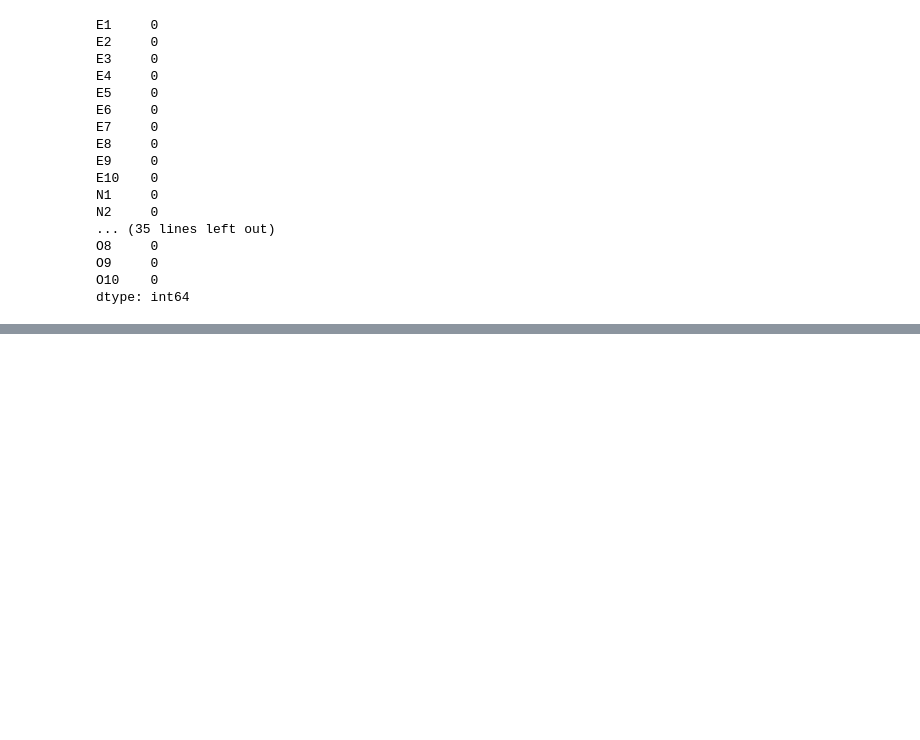
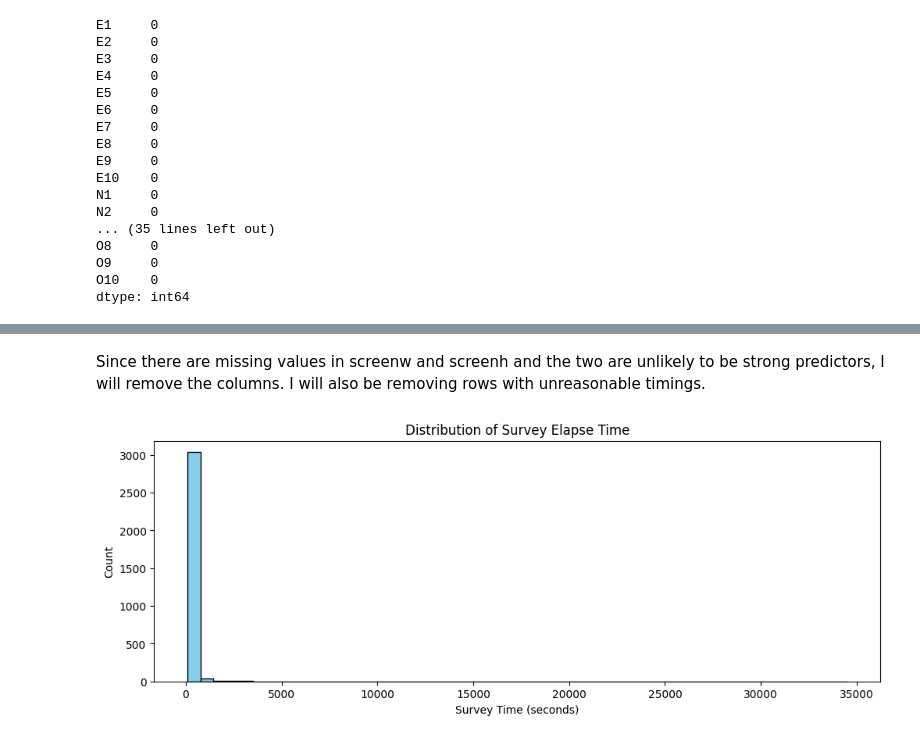
Before and after one commit to Rishik15/BTT_GM2, a Jupyter notebook: gritdatacleaning.ipynb, the cells around one changed output, grey strips where cells are left out. Cells and saved outputs as stored; diff of their text form; code cells hidden in the pictures; blank space fills up the shorter version.

Commit message:
removed vcl cols, remove screenw and screenh, looked at survey times

```diff
--- a/gritdatacleaning.ipynb
+++ b/gritdatacleaning.ipynb
@@ -292,0 +312,13 @@ dtype: int64
+# %% [markdown]
+Since there are missing values in screenw and screenh and the two are unlikely to be strong predictors, I will remove the columns. I will also be removing rows with unreasonable timings.
+# %%
+df = df.drop(columns = ["screenw", "screenh"])
+# %%
+plt.figure(figsize=(12,4))
+plt.hist(df["surveyelapse"], bins=50, color='skyblue', edgecolor='black')
+plt.xlabel("Survey Time (seconds)")
+plt.ylabel("Count")
+plt.title("Distribution of Survey Elapse Time")
+plt.show()
+# %% [output]
+[figure, added]
```
Also changed, not shown: parts of 39 cells of this notebook.
